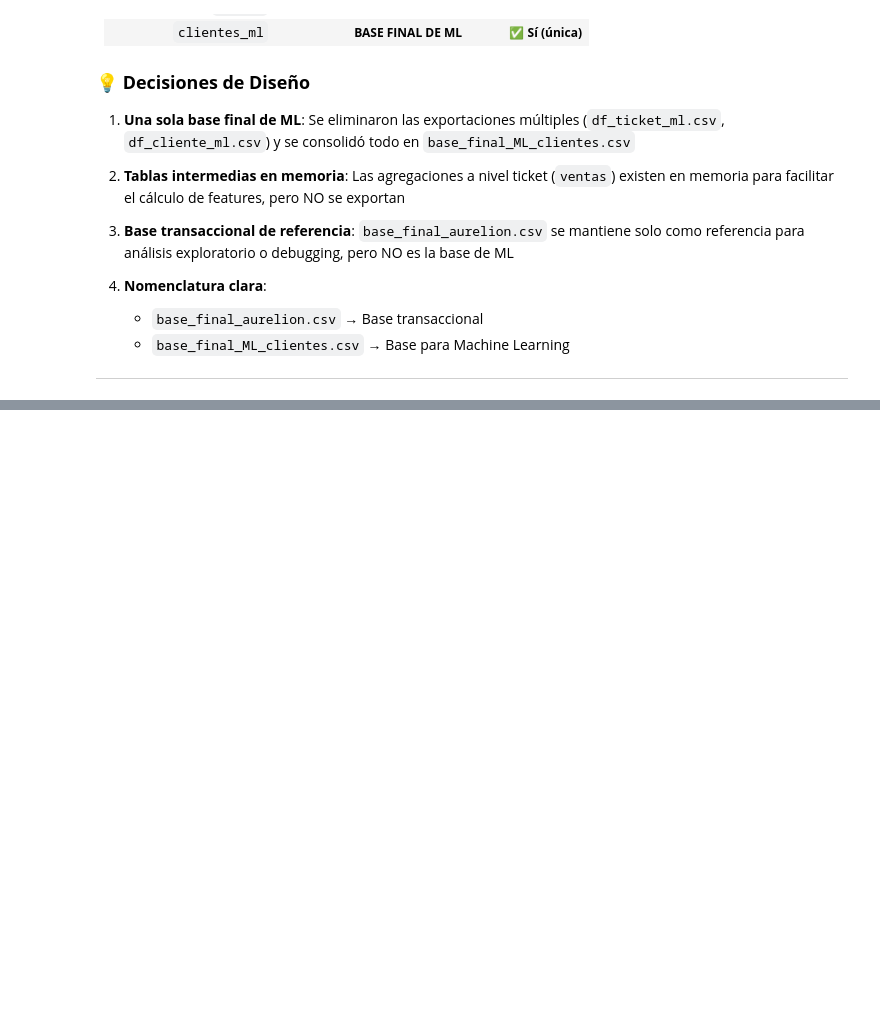
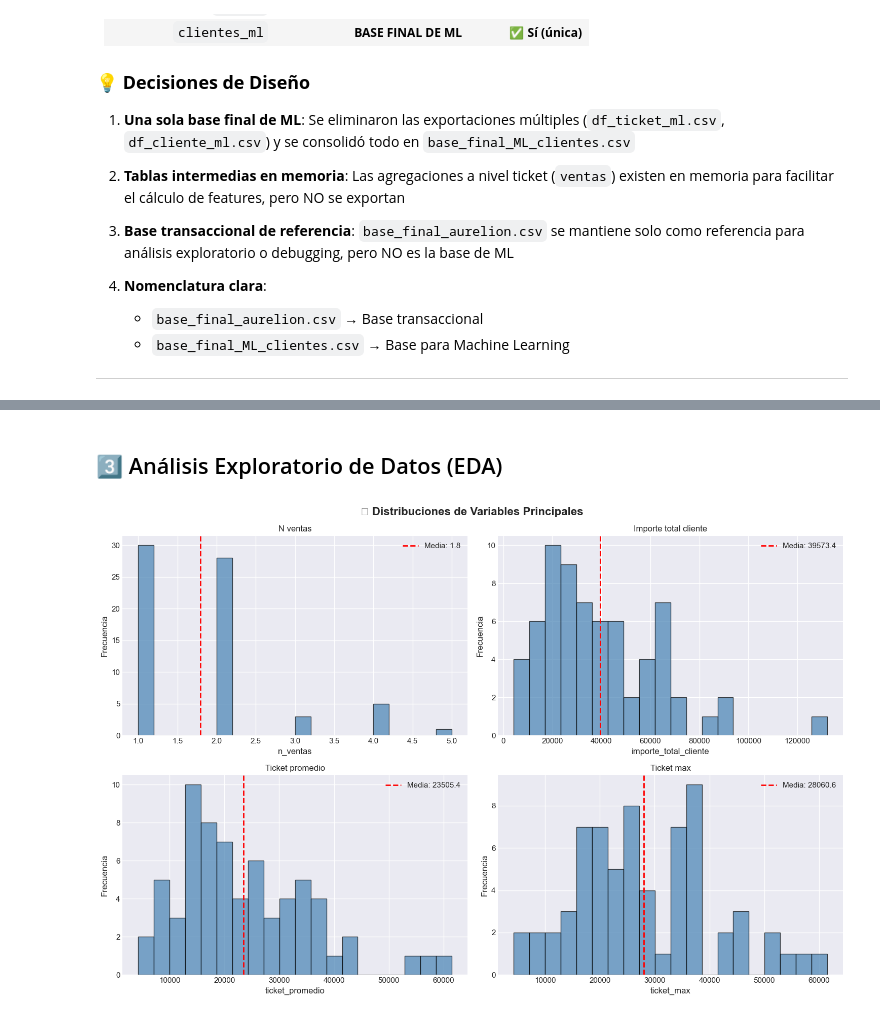
Before and after one commit to augustovillegas/ProyectoAurelionIBM_sp2, a Jupyter notebook: Proyecto_Aurelion.ipynb, the cells around one changed output, grey strips where cells are left out. Drawn from its saved outputs; the diff is of its cells as text; code cells hidden in the pictures; blank space fills up the shorter version.

```diff
--- a/Proyecto_Aurelion.ipynb
+++ b/Proyecto_Aurelion.ipynb
@@ -6418,0 +6710,28 @@ Esta es la **ÚNICA** base que se debe usar para Machine Learning. Contiene:
+# %% [markdown]
+## 3️⃣ Análisis Exploratorio de Datos (EDA)
+# %%
+# Visualización de distribuciones de variables principales
+main_cols = ['n_ventas', 'importe_total_cliente', 'ticket_promedio', 'ticket_max', 'ticket_min', 'desvio_ticket',
+             'pct_importe_alimentos', 'pct_importe_limpieza', 'pct_ventas_efectivo', 'pct_ventas_qr', 'pct_ventas_tarjeta',
+             'pct_ventas_transferencia', 'antiguedad_cliente_dias', 'ventas_por_mes', 'lineas_promedio_por_venta', 'cantidad_promedio_por_venta']
+
+num_plots = min(4, len(main_cols))
+fig, axes = plt.subplots(2, 2, figsize=(15, 10))
+fig.suptitle('📊 Distribuciones de Variables Principales', fontsize=16, fontweight='bold')
+
+for idx, col in enumerate(main_cols[:4]):
+    if col in df.columns:
+        ax = axes[idx // 2, idx % 2]
+        ax.hist(df[col], bins=20, color='steelblue', edgecolor='black', alpha=0.7)
+        ax.axvline(df[col].mean(), color='red', linestyle='--', linewidth=2, label=f'Media: {df[col].mean():.1f}')
+        ax.set_title(col.replace('_', ' ').capitalize())
+        ax.set_xlabel(col)
+        ax.set_ylabel('Frecuencia')
+        ax.legend()
+    else:
+        axes[idx // 2, idx % 2].set_visible(False)
+
+plt.tight_layout()
+plt.show()
+# %% [output]
+[figure, added]
```
Also changed, not shown: parts of 79 cells of this notebook, 3 other files.
